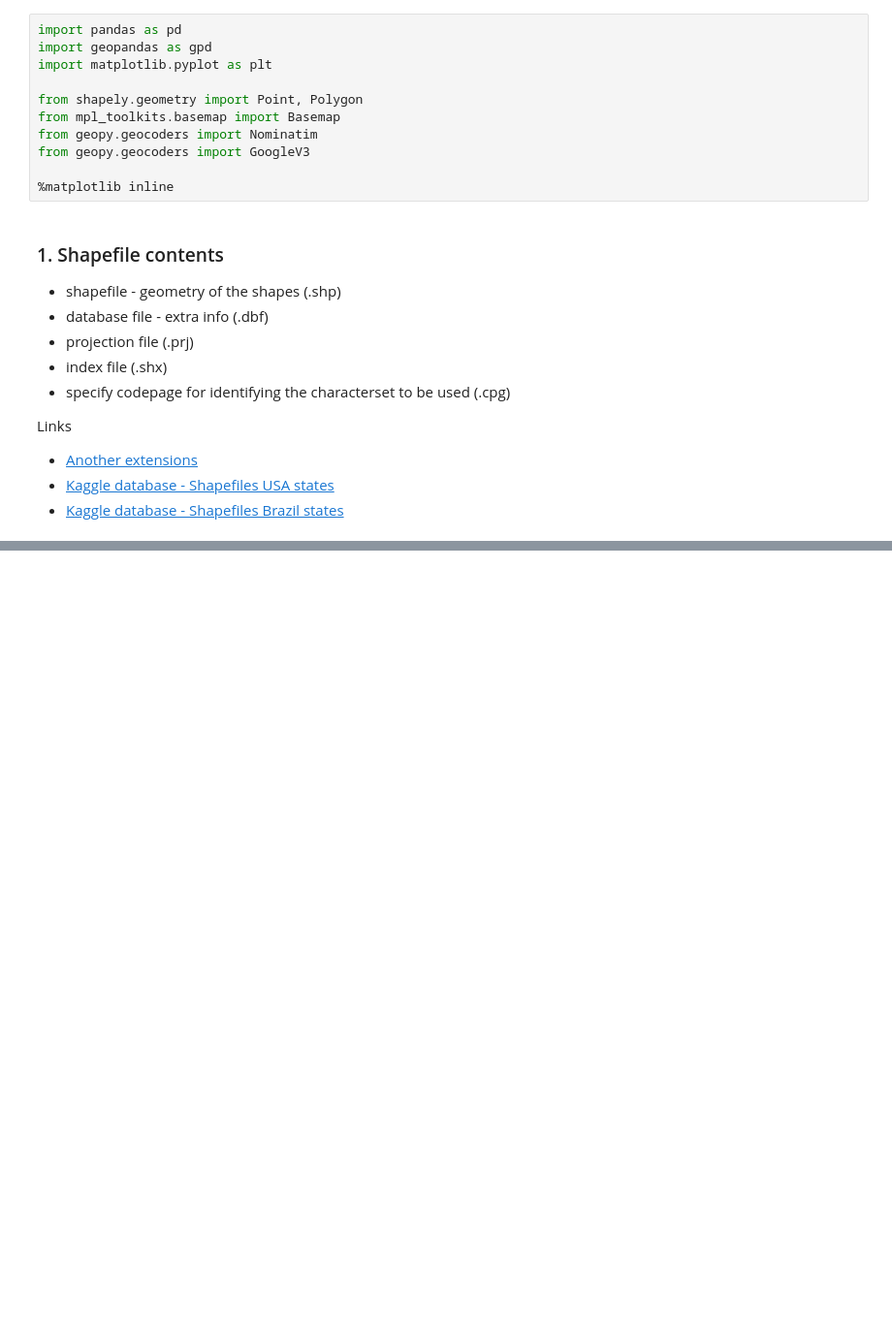
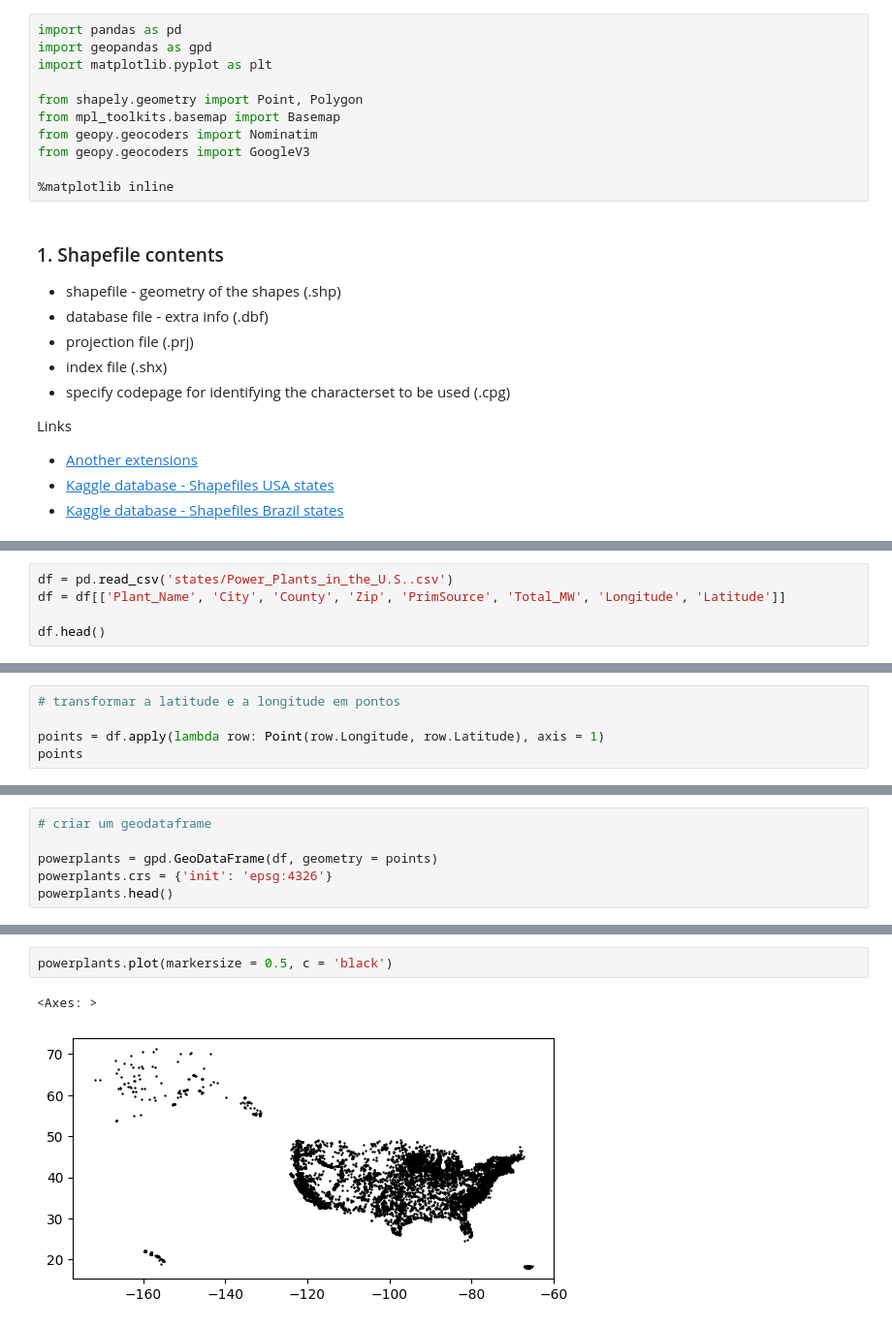
Before and after one commit to leticiafaria7/tools-functions, a Jupyter notebook: geopandas/geopandas.ipynb, the cells around one changed output, grey strips where cells are left out. Shown at 97% size. Drawn from its saved outputs; the diff is of its cells as text; blank space fills up the shorter version.

Commit message:
adicionando dados de USA powerplants

```diff
--- a/geopandas/geopandas.ipynb
+++ b/geopandas/geopandas.ipynb
@@ -90,0 +102,5 @@ ax.set_ylim(15, 75)
+# %%
+df = pd.read_csv('states/Power_Plants_in_the_U.S..csv')
+df = df[['Plant_Name', 'City', 'County', 'Zip', 'PrimSource', 'Total_MW', 'Longitude', 'Latitude']]
+
+df.head()
@@ -90,0 +118,5 @@ ax.set_ylim(15, 75)
+# %%
+# transformar a latitude e a longitude em pontos
+
+points = df.apply(lambda row: Point(row.Longitude, row.Latitude), axis = 1)
+points
@@ -90,0 +136,6 @@ ax.set_ylim(15, 75)
+# %%
+# criar um geodataframe
+
+powerplants = gpd.GeoDataFrame(df, geometry = points)
+powerplants.crs = {'init': 'epsg:4326'}
+powerplants.head()
@@ -90,0 +149,5 @@ ax.set_ylim(15, 75)
+# %%
+powerplants.plot(markersize = 0.5, c = 'black')
+# %% [output]
+<Axes: >
+[figure, added]
```
Also changed, not shown: parts of 6 cells of this notebook.
